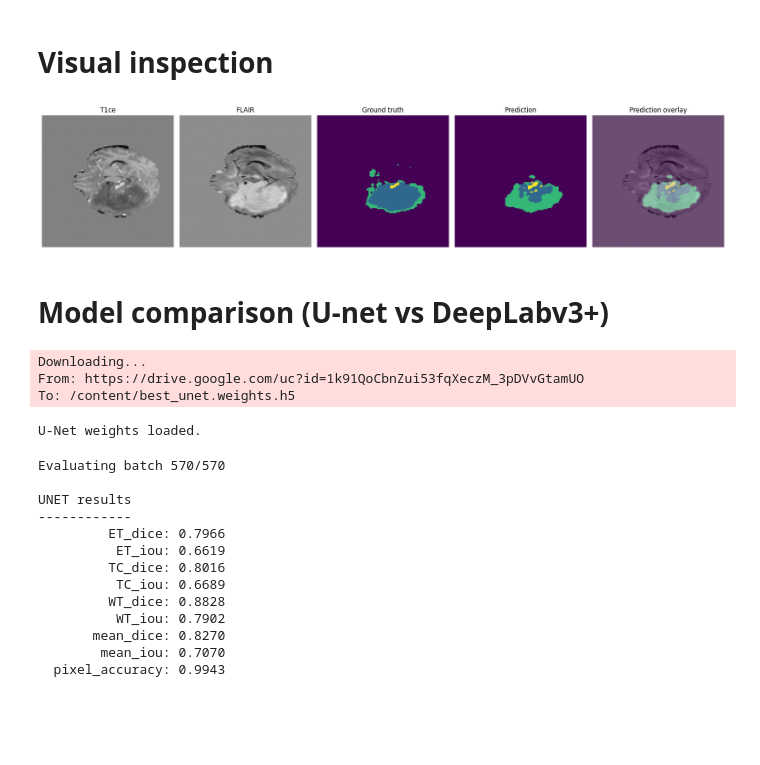
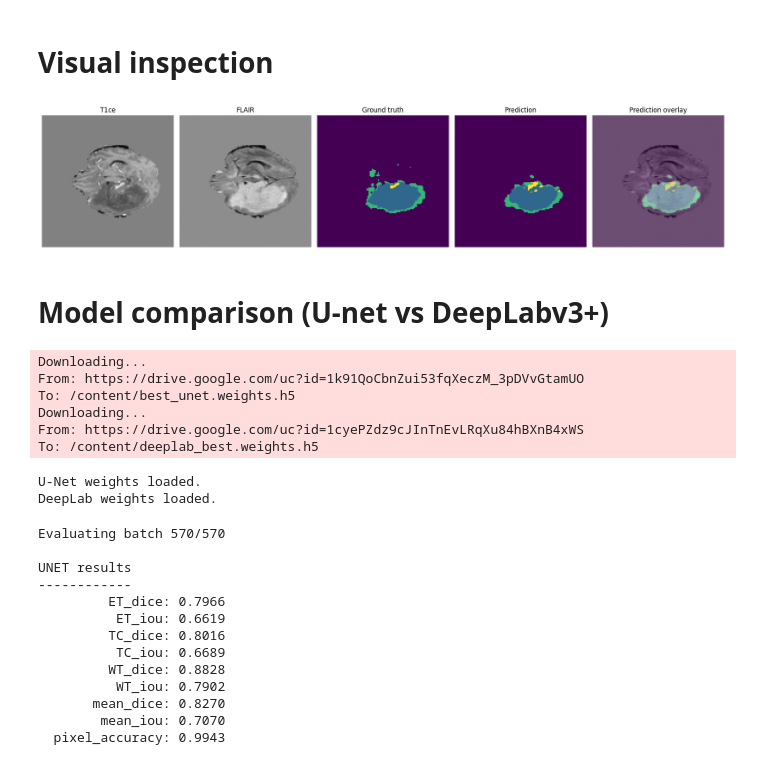
Before and after one commit to lucaAnza/Brain_Tumor_Segmentation_2020, a Jupyter notebook: final_version.ipynb, the cells around one changed output. Saved outputs shown, nothing was run; the diff lists cells and outputs as text; code cells hidden in the pictures; blank space fills up the shorter version.

```diff
--- a/final_version.ipynb
+++ b/final_version.ipynb
@@ -1417 +1561,10 @@ model = unet_model
+# %%
+from keras.src.saving.saving_api import load_weights
+# Training settings
+EPOCHS = 1
+WEIGHTS_URL = "https://drive.google.com/file/d/1k91QoCbnZui53fqXeczM_3pDVvGtamUO/view?usp=drive_link"
+WEIGHTS_PATH = "/content/unet_best.weights.h5" # "/kaggle/working/unet_best.weights.h5" --- Kaggle work directory
+model = unet_model
+execute_train = False  # Set to True to train a new model
+load_weights = True # Set to True to start the train from a pretrained model
 # %%
@@ -1430,7 +1582,0 @@ To: /content/unet_best.weights.h5
-# %%
-# Load existing weights if available
-if os.path.exists(WEIGHTS_PATH):
-    print(f"Loading weights from: {WEIGHTS_PATH}")
-    model.load_weights(WEIGHTS_PATH)
-else:
-    print("No existing weights found. Training will start from scratch.")
@@ -1471,14 +1615,17 @@ callbacks = [
 # ============================================================
 # TRAINING
 # ============================================================
-history = model.fit(
-    train_generator,
-    validation_data=val_generator,
-    epochs=EPOCHS,
-    callbacks=callbacks,
-    shuffle=False, # The generator already shuffles patients internally.
-    verbose=1
-)
-
-model.load_weights(WEIGHTS_PATH)
+if(execute_train):
+  history = model.fit(
+      train_generator,
+      validation_data=val_generator,
+      epochs=EPOCHS,
+      callbacks=callbacks,
+      shuffle=False, # The generator already shuffles patients internally.
+      verbose=1
+  )
+  model.load_weights(WEIGHTS_PATH)
+else:
+  history = None
+  print("Training not started , execute train : ", execute_train)
 # %% [output]
@@ -1672,36 +1804,38 @@ def show_segmentation_result(
     )
     plt.title("Ground truth")
     plt.axis("off")
 
     plt.subplot(1, 5, 4)
     plt.imshow(
         pred_mask,
         cmap="viridis",
         vmin=0,
         vmax=3
     )
     plt.title("Prediction")
     plt.axis("off")
 
     plt.subplot(1, 5, 5)
     plt.imshow(image[:, :, 3], cmap="gray")
     plt.imshow(
         pred_mask,
         cmap="viridis",
         alpha=0.45,
         vmin=0,
         vmax=3
     )
     plt.title("Prediction overlay")
     plt.axis("off")
 
     plt.tight_layout()
     plt.show()
 
-
-show_segmentation_result(model,test_generator,batch_idx=5,item_idx=0)
+if(execute_train or load_weights):
+  show_segmentation_result(model,test_generator,batch_idx=5,item_idx=0)
+else:
+  print("No visualization available - no training - no loaded weights")
 # %% [output]
-[figure, old version]
+[figure, new version]
 # %% [markdown]
 # Model comparison (U-net vs DeepLabv3+)
 # %%
@@ -1710,21 +1844,27 @@ show_segmentation_result(model,test_generator,batch_idx=5,item_idx=0)
 # ============================================================
 UNET_WEIGHTS_URL = "https://drive.google.com/file/d/1k91QoCbnZui53fqXeczM_3pDVvGtamUO/view?usp=drive_link"
 UNET_WEIGHTS_PATH = "/content/best_unet.weights.h5"
+DEEPLAB_WEIGHTS_URL = "https://drive.google.com/file/d/1cyePZdz9cJInTnEvLRqXu84hBXnB4xWS/view?usp=sharing"
+DEEPLAB_WEIGHTS_PATH = "/content/deeplab_best.weights.h5"
+gdown.download(UNET_WEIGHTS_URL,UNET_WEIGHTS_PATH,fuzzy=True,quiet=False)
+gdown.download(DEEPLAB_WEIGHTS_URL,DEEPLAB_WEIGHTS_PATH,fuzzy=True,quiet=False)
 
-gdown.download(UNET_WEIGHTS_URL,UNET_WEIGHTS_PATH,fuzzy=True,quiet=False)
-
+# build modes
 best_unet = build_unet()
 best_unet.load_weights(UNET_WEIGHTS_PATH)
 print("U-Net weights loaded.")
-
-
-## TODO
-# best_deeplab = build_deeplabv3plus()
+best_deeplab = build_deeplabv3plus()
+best_deeplab.load_weights(DEEPLAB_WEIGHTS_PATH)
+print("DeepLab weights loaded.")
 # %% [output]
 Downloading...
 From: https://drive.google.com/uc?id=1k91QoCbnZui53fqXeczM_3pDVvGtamUO
 To: /content/best_unet.weights.h5
+Downloading...
+From: https://drive.google.com/uc?id=1cyePZdz9cJInTnEvLRqXu84hBXnB4xWS
+To: /content/deeplab_best.weights.h5
 U-Net weights loaded.
+DeepLab weights loaded.
 # %%
 # ============================================================
 # EVALUATE UNET
```
Also changed, not shown: parts of 26 cells of this notebook, 7 other files.
